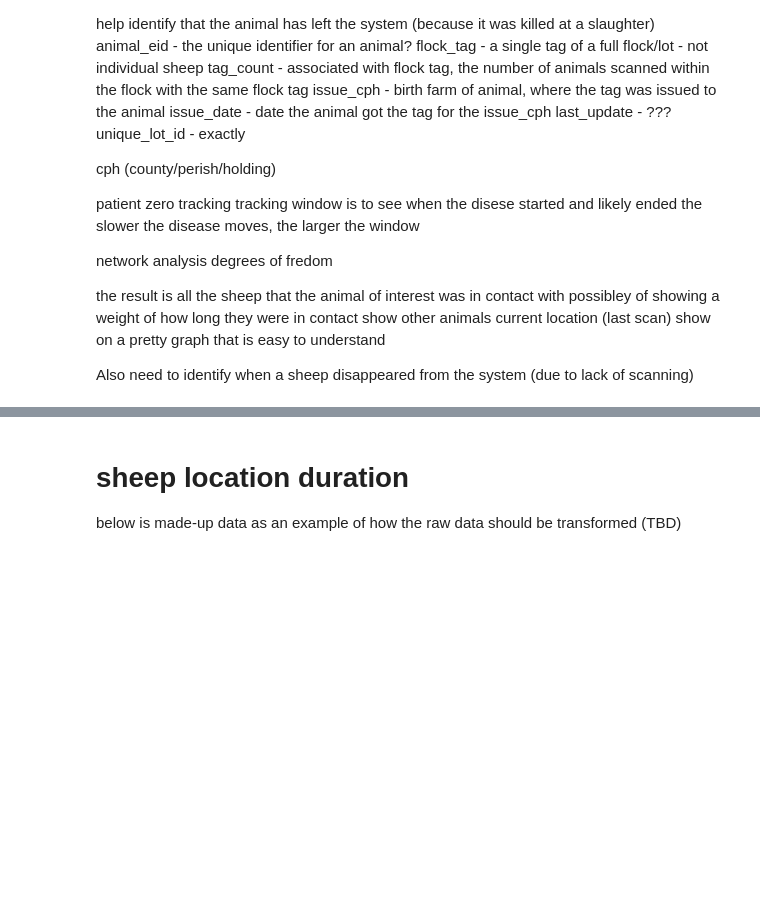
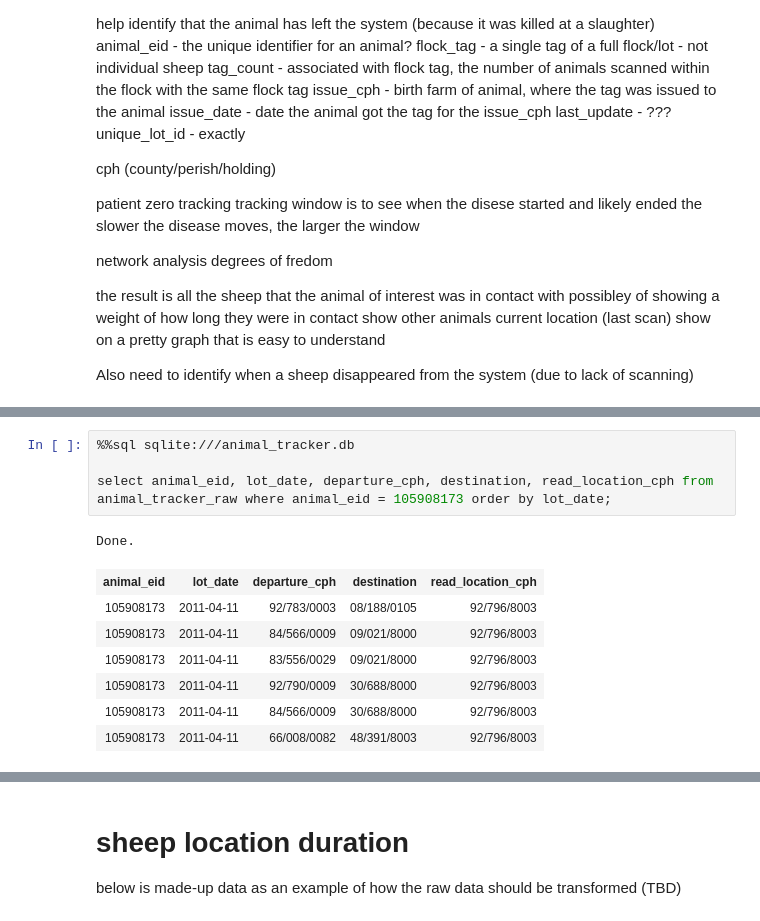
Before and after one commit to cmactagg/animal_traceability, a Jupyter notebook: sheep_tracker.ipynb, the cells around one changed output, grey strips where cells are left out. Cells and saved outputs as stored; diff of their text form; blank space fills up the shorter version.

```diff
--- a/sheep_tracker.ipynb
+++ b/sheep_tracker.ipynb
@@ -125,0 +189,13 @@ select * from animal_tracker_raw
+# %%
+%%sql sqlite:///animal_tracker.db
+
+select animal_eid, lot_date, departure_cph, destination, read_location_cph from animal_tracker_raw where animal_eid = 105908173 order by lot_date;
+# %% [output]
+Done.
+| animal_eid | lot_date | departure_cph | destination | read_location_cph |
+| 105908173 | 2011-04-11 | 92/783/0003 | 08/188/0105 | 92/796/8003 |
+| 105908173 | 2011-04-11 | 84/566/0009 | 09/021/8000 | 92/796/8003 |
+| 105908173 | 2011-04-11 | 83/556/0029 | 09/021/8000 | 92/796/8003 |
+| 105908173 | 2011-04-11 | 92/790/0009 | 30/688/8000 | 92/796/8003 |
+| 105908173 | 2011-04-11 | 84/566/0009 | 30/688/8000 | 92/796/8003 |
+| 105908173 | 2011-04-11 | 66/008/0082 | 48/391/8003 | 92/796/8003 |
```
Also changed, not shown: parts of 10 cells of this notebook.
